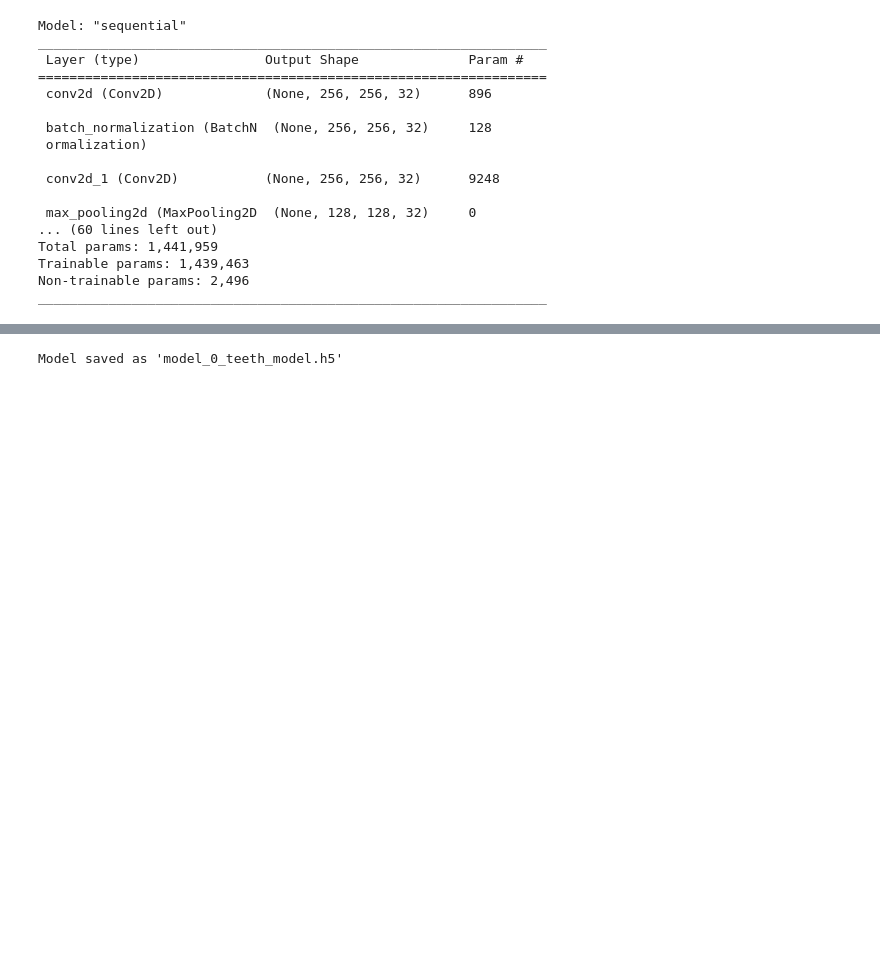
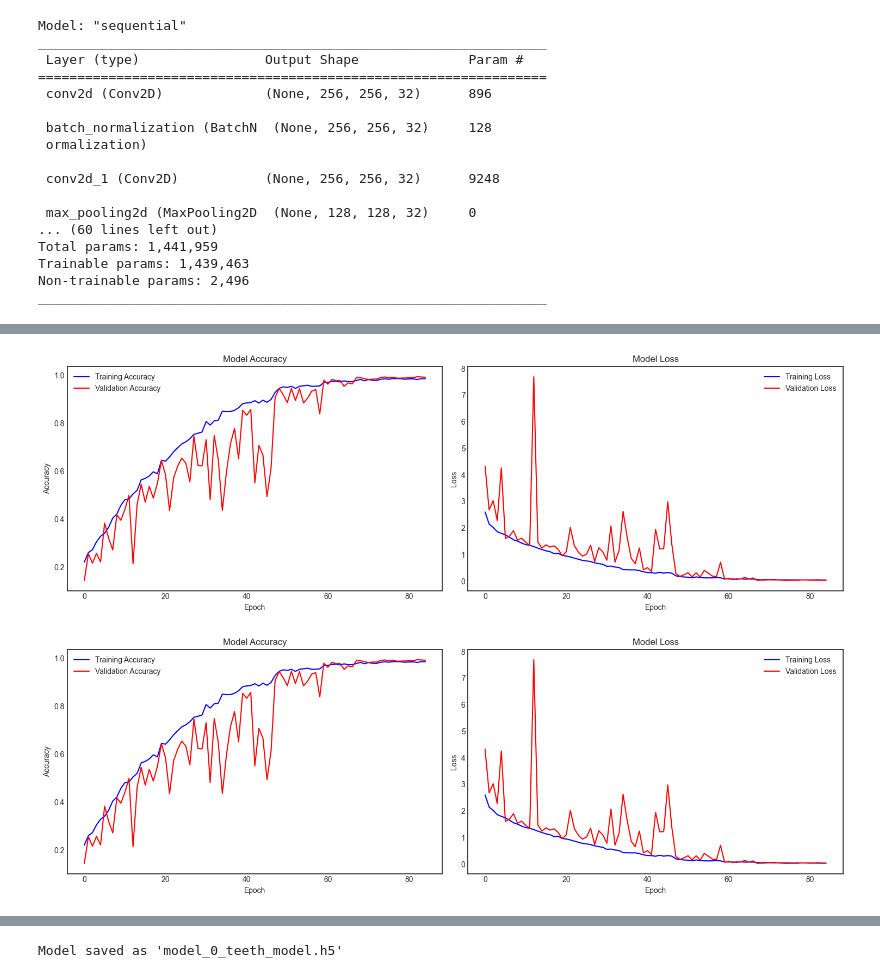
Before and after one commit to workingshady/CeIIula, a Jupyter notebook: Week_1_Project/Teeth_Classification_Project/notebooks/03_model_development.ipynb, the cells around one changed output, grey strips where cells are left out. Drawn from its saved outputs; the diff is of its cells as text; code cells hidden in the pictures; blank space fills up the shorter version.

```diff
--- a/Week_1_Project/Teeth_Classification_Project/notebooks/03_model_development.ipynb
+++ b/Week_1_Project/Teeth_Classification_Project/notebooks/03_model_development.ipynb
@@ -144,6 +205,13 @@ Total params: 1,441,959
 Trainable params: 1,439,463
 Non-trainable params: 2,496
 _________________________________________________________________
+# %%
+
+def create_tensorboard_callback(base_dir, experiment_name):
+    timestamp = datetime.datetime.now().strftime("%Y%m%d-%H%M%S")
+    log_dir = os.path.join(base_dir, experiment_name, timestamp)
+    print(f"[INFO] Saving TensorBoard logs to: {log_dir}")
+    return TensorBoard(log_dir=log_dir)
 # %%
 
 # --- Compile model ---
@@ -172,6 +240,10 @@ callbacks_list = [
         monitor='val_accuracy',
         save_best_only=True,
         verbose=1
+    ),
+    create_tensorboard_callback(
+        base_dir="logs",
+        experiment_name="teeth_model_baseline_from_scratch"
     )
 ]
 
@@ -205,2 +277,5 @@ Epoch 100: val_accuracy did not improve from 0.99125
 # %%
-plot_training_history(history_model_0)
+plot_training_history(history_model_0,"teeth_model_0_baseline_from_scratch")
+# %% [output]
+[figure, added]
+[figure, added]
```
Also changed, not shown: parts of 14 cells of this notebook, 11 other files.
